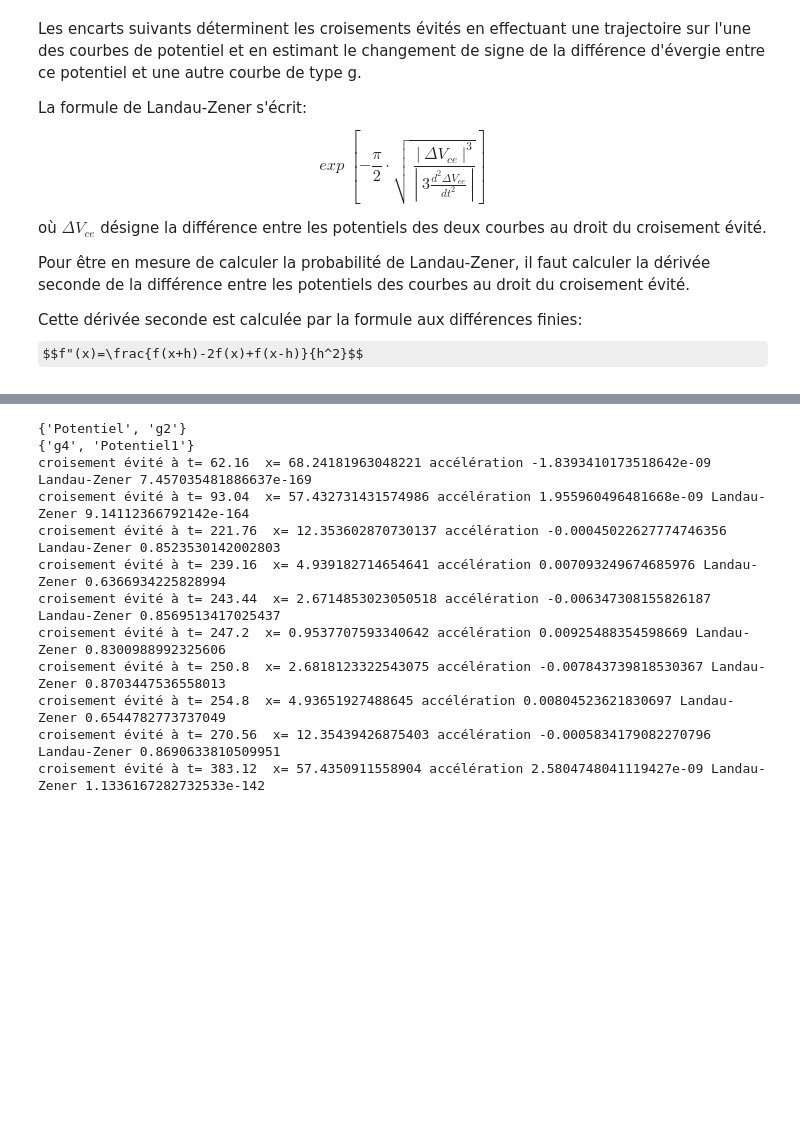
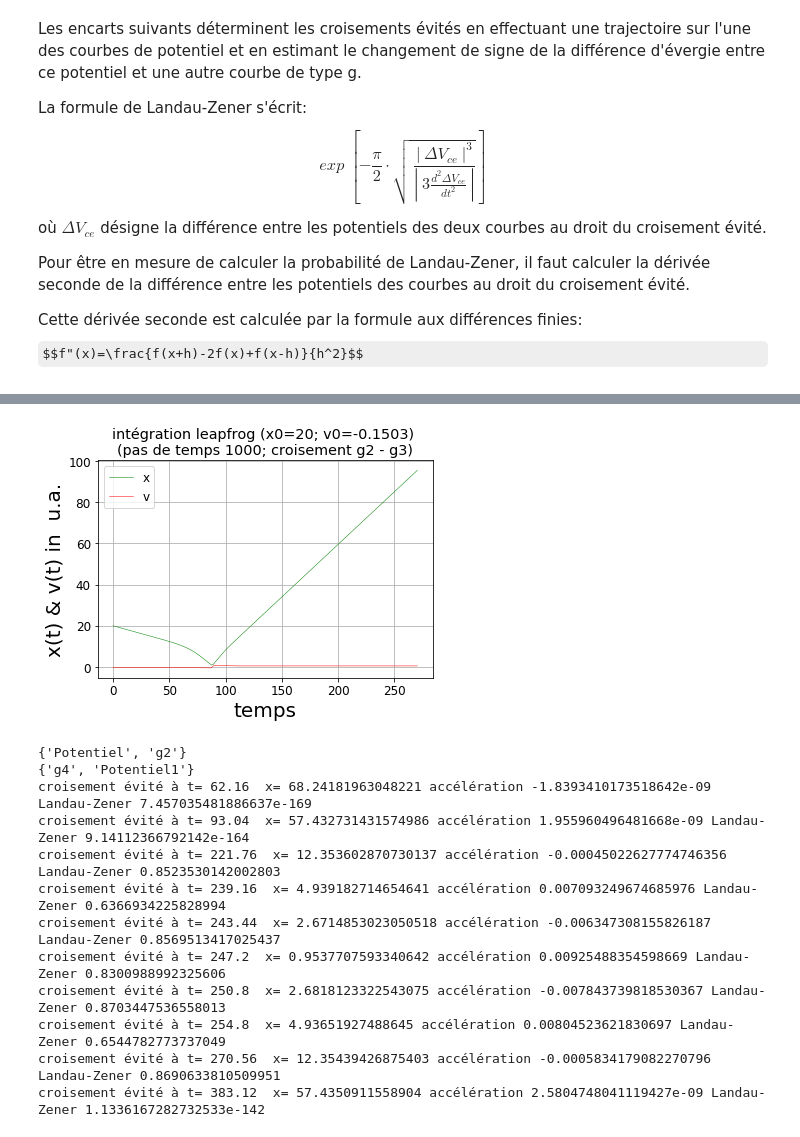
Before and after one commit to Yves-LEMEN/croisements-evites, a Jupyter notebook: croisements évités.ipynb, the cells around one changed output, grey strips where cells are left out. Cells and saved outputs as stored; diff of their text form; code cells hidden in the pictures; some formulas as TeX source; blank space fills up the shorter version.

```diff
--- a/croisements évités.ipynb
+++ b/croisements évités.ipynb
@@ -166,0 +169,93 @@ croisement évité à t= 254.94  x= 4.899719547411351 accélération 0.008291491
+# %%
+x0=20
+v0=-0.1503
+Potentiel=g2
+Potentiel1=g3
+
+###############################################################################
+# entrée des paramètres temporels - limite de temps tps pas temporel Mm
+Mm = 1000
+tps=270.62
+tp=np.linspace(0,tps,Mm)
+dtp = tp[1] - tp[0]
+
+
+###############################################################################
+# calcul de la valeur de la dérivée du potentiel en un point x
+def derivpot(z, Potentiel):
+        h=0.00001
+        pot=(Potentiel(z+h)-Potentiel(z))/h
+        return pot
+###############################################################################
+###############################################################################
+# création de la fonction resoudre qui donne position et vitesses par la méthode leapfrog (coeur du programme)
+def resoudre(x0,v0, Mm, Potentiel):
+########################
+# Initialisation à 0 des variables, et Conditions initiales
+    x = zeros(Mm)
+    v = zeros(Mm)
+    x[0] = x0
+    v[0] = v0
+########################
+# Intégration "leapfrog"
+    k0= derivpot(x0,Potentiel)
+    dV=zeros(3)
+    v[1] = v[0] - dtp*k0
+    x[1] = x[0] + dtp*v[1]
+    k0=derivpot(x[1],Potentiel)
+    v[2] = v[1] - dtp*k0
+    x[2] = x[1] + dtp*v[2]
+    k0=derivpot(x[1],Potentiel)
+
+    for i in range(2,Mm-1):
+        v[i + 1] = v[i] - dtp*k0
+        x[i + 1] = x[i] + dtp*v[i + 1]
+        k0=derivpot(x[i],Potentiel)
+
+        dV[0]=Potentiel(x[i-2])-Potentiel1(x[i-2])
+        dV[1]=Potentiel(x[i-1])-Potentiel1(x[i-1])
+        dV[2]=Potentiel(x[i])-Potentiel1(x[i])
+        delta=(dV[1]-dV[0])*(dV[2]-dV[1])
+        if delta>0:continue
+        tcr=tps*(i-1)/Mm
+
+        d2V=(dV[2]-2*dV[1]+dV[0])/dtp**2
+
+        L_Z=exp((-pi/2)*sqrt(abs(dV[1]**3/(3*d2V))))
+
+        print('croisement évité à t=', tcr, ' x=',x[i-1] ,'dV=', dV[1], 'accélération', d2V, 'Landau-Zener', L_Z)
+
+    return x,v
+###############################################################################
+x,v = resoudre(x0,v0,Mm,Potentiel)
+###############################################################################
+# représentation graphique
+
+texte1 = set(varname for varname, varval in globals().items() if varval is Potentiel)
+texte1.discard('Potentiel')
+e1 = next(iter(texte1))
+texte2 = set(varname for varname, varval in globals().items() if varval is Potentiel1)
+texte2.discard('Potentiel1')
+e2 = next(iter(texte2))
+rcParams["axes.grid"] = True
+rcParams['font.size'] = 12
+rcParams['axes.labelsize'] = 20
+
+
+plt.plot(tp,x,'g',linewidth=0.5, label='x')
+plt.plot(tp,v,'r',linewidth=0.5, label='v')
+
+xlabel("temps")
+express1="x(t) & v(t) in  u.a."
+ylabel(express1)
+
+plt.legend(loc='best', frameon= True)
+
+Titrea="intégration leapfrog (x0={}; v0={}) \n%s".format(x0,v0)
+Titreb = "(pas de temps {}; croisement {} - {})".format(Mm,e1,e2)
+plt.title(Titrea % "\n".join(wrap(Titreb)))
+
+
+###############################################################################
+show()
+# %% [output]
@@ -167,3 +267,4 @@ croisement évité à t= 254.94  x= 4.899719547411351 accélération 0.008291491
+[figure, added]
 # %%
 x0=90
 v0=-0.35
```
Also changed, not shown: parts of 4 cells of this notebook.
